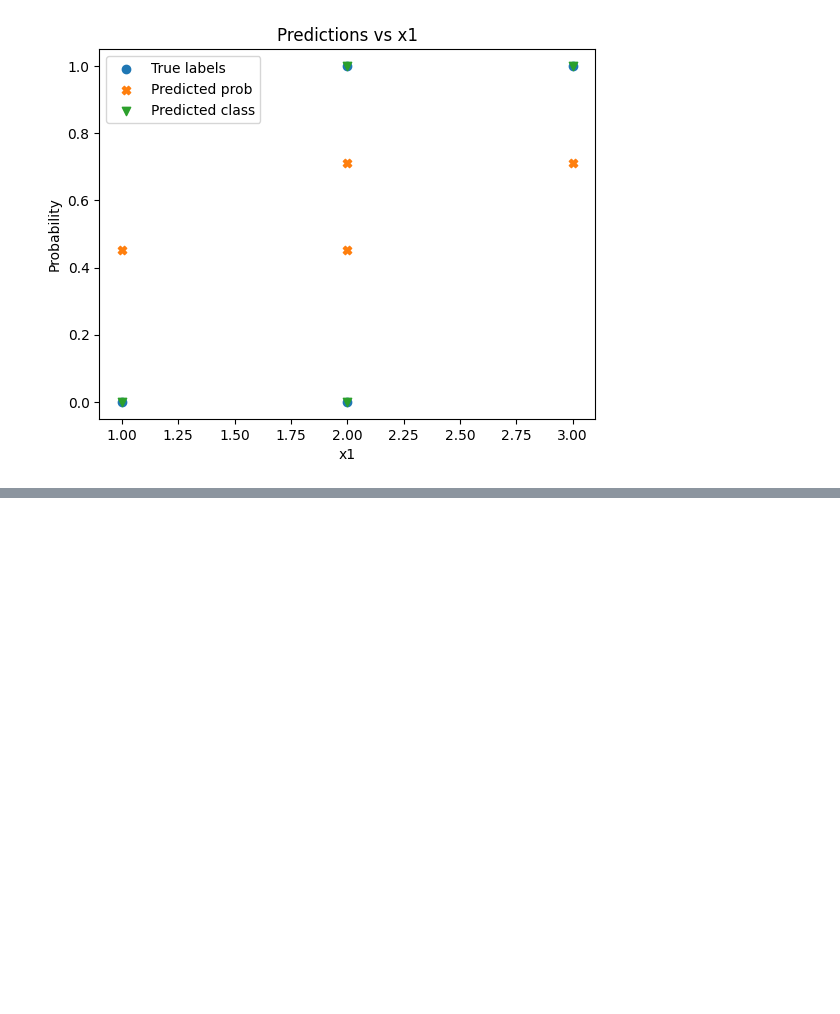
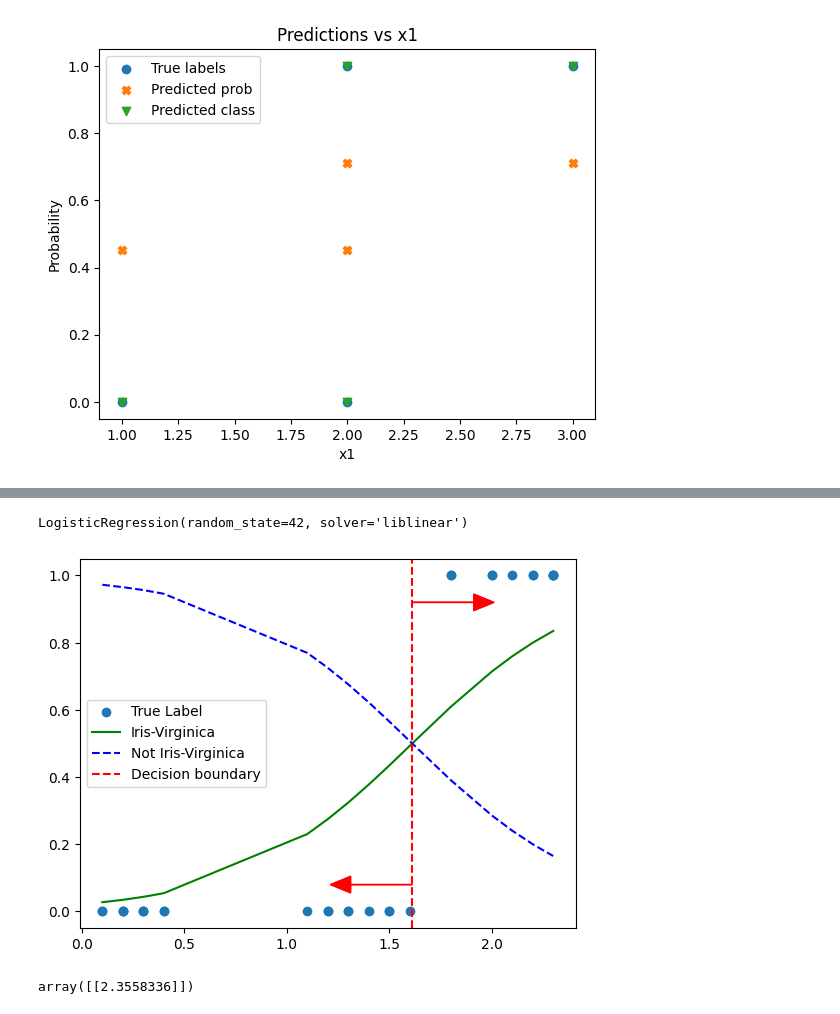
Before and after one commit to busraauz/ai-journey-bootcamp, a Jupyter notebook: week2/day3-regressions/logistic_regression.ipynb, the cells around one changed output, grey strips where cells are left out. Cells and saved outputs as stored; diff of their text form; code cells hidden in the pictures; blank space fills up the shorter version.

```diff
--- a/week2/day3-regressions/logistic_regression.ipynb
+++ b/week2/day3-regressions/logistic_regression.ipynb
@@ -112,0 +164,4 @@ plt.show()
+# %%
+from sklearn.datasets import load_iris
+iris = load_iris()
+list(iris.keys())
@@ -112,0 +197,36 @@ plt.show()
+# %%
+X = iris.data[:, 3:] # petal width
+y = (iris.target == 2).astype(int)  # 1 if Iris-Virginica, else 0
+
+X_train, X_test, y_train, y_test = train_test_split(X, y, test_size=0.2, random_state=42)
+# %%
+from sklearn.linear_model import LogisticRegression
+log_reg = LogisticRegression(solver="liblinear", random_state=42)
+log_reg.fit(X_train, y_train)
+# %% [output]
+LogisticRegression(random_state=42, solver='liblinear')
+# %%
+y_proba = log_reg.predict_proba(X_test)
+
+sorted_idx = np.argsort(X_test[:, 0])
+X_sorted = X_test[sorted_idx]
+y_test_sorted = y_test[sorted_idx]
+y_proba_sorted = y_proba[sorted_idx]
+
+decision_boundary = -log_reg.intercept_[0] / log_reg.coef_[0][0]
+
+plt.scatter(X_sorted, y_test_sorted, label="True Label")
+plt.plot(X_sorted, y_proba_sorted[:, 1], "g-", label="Iris-Virginica")
+plt.plot(X_sorted, y_proba_sorted[:, 0],"b--", label="Not Iris-Virginica")
+plt.axvline(decision_boundary, linestyle="--", color="red", label="Decision boundary")
+plt.arrow(decision_boundary, 0.08, -0.3, 0, head_width=0.05, head_length=0.1, fc='r', ec='r')
+plt.arrow(decision_boundary, 0.92, 0.3, 0, head_width=0.05, head_length=0.1, fc='r', ec='r')
+
+plt.legend()
+plt.show()
+# %% [output]
+[figure, added]
+# %%
+log_reg.coef_
+# %% [output]
+array([[2.3558336]])
```
Also changed, not shown: parts of 10 cells of this notebook, 2 other files.
